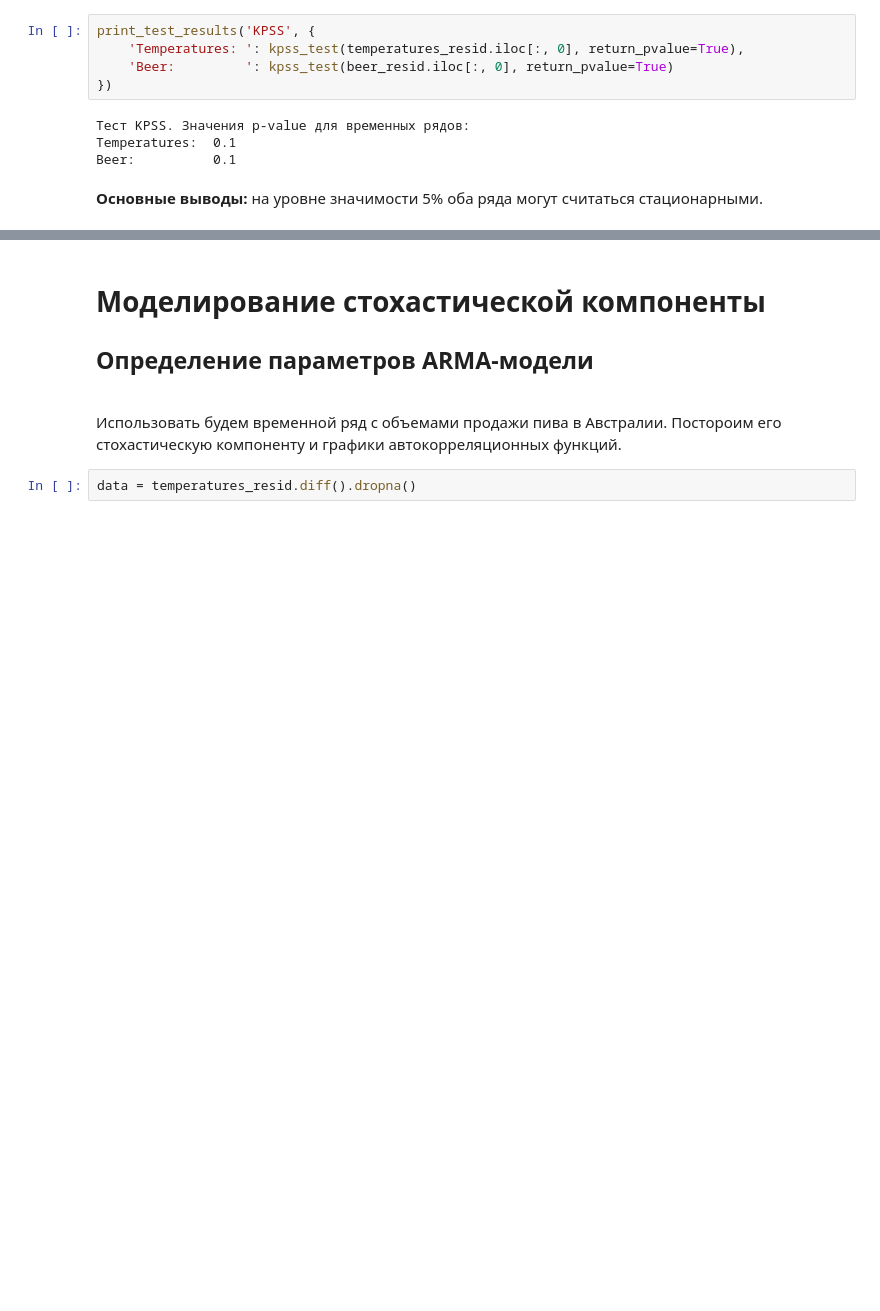
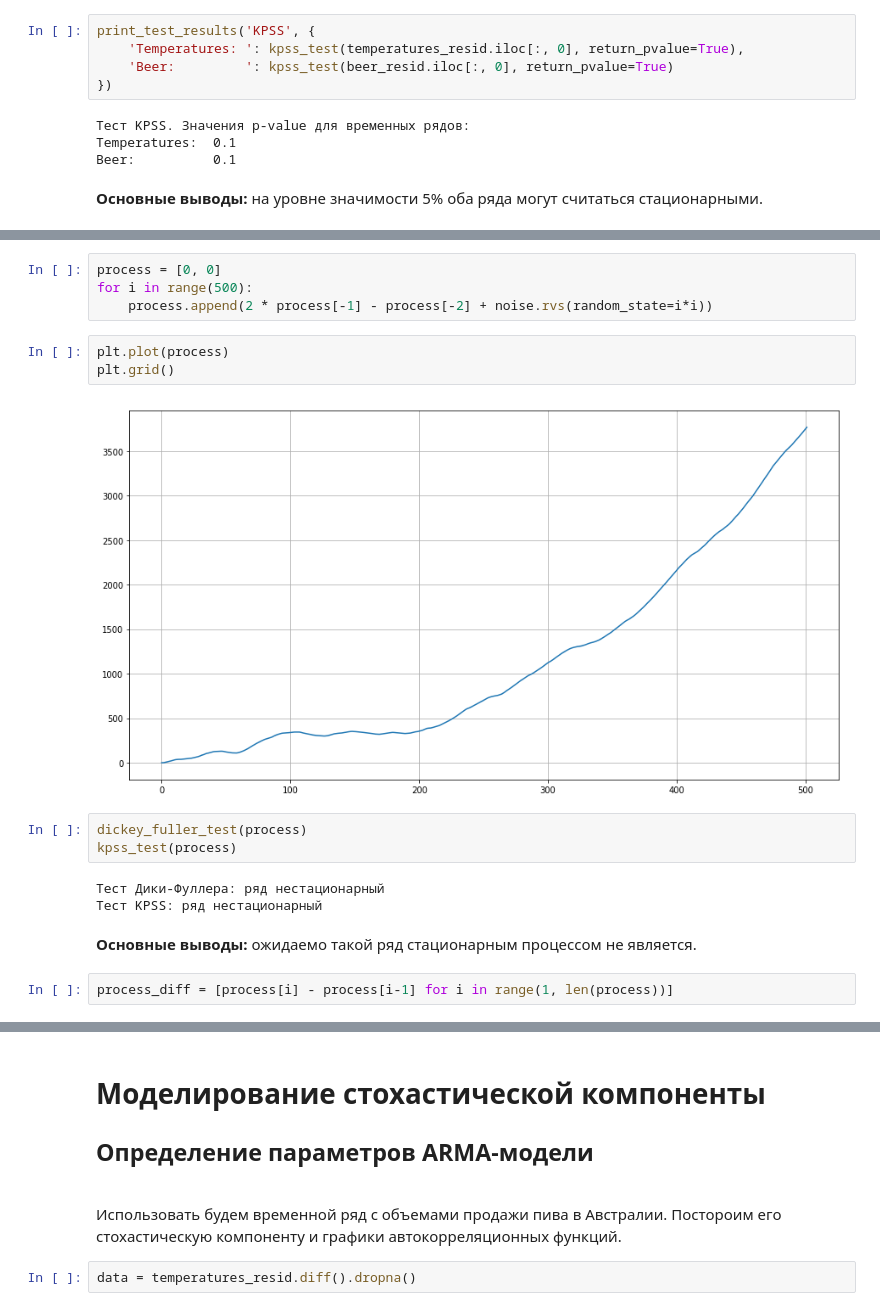
Before and after one commit to GeorgyFirsov/Educational-research-work, a Jupyter notebook: Анализ сезонности и стохастической компоненты.ipynb, the cells around one changed output, grey strips where cells are left out. Cells and saved outputs as stored; diff of their text form; blank space fills up the shorter version.

```diff
--- a/Анализ сезонности и стохастической компоненты.ipynb
+++ b/Анализ сезонности и стохастической компоненты.ipynb
@@ -298,0 +342,19 @@ Beer:          0.1
+# %%
+process = [0, 0]
+for i in range(500):
+    process.append(2 * process[-1] - process[-2] + noise.rvs(random_state=i*i))
+# %%
+plt.plot(process)
+plt.grid()
+# %% [output]
+[figure, added]
+# %%
+dickey_fuller_test(process)
+kpss_test(process)
+# %% [output]
+Тест Дики-Фуллера: ряд нестационарный
+Тест KPSS: ряд нестационарный
+# %% [markdown]
+<span class="text_common"><b>Основные выводы:</b> ожидаемо такой ряд стационарным процессом не является.</span>
+# %%
+process_diff = [process[i] - process[i-1] for i in range(1, len(process))]
```
Also changed, not shown: parts of 24 cells of this notebook, 1 other file.
